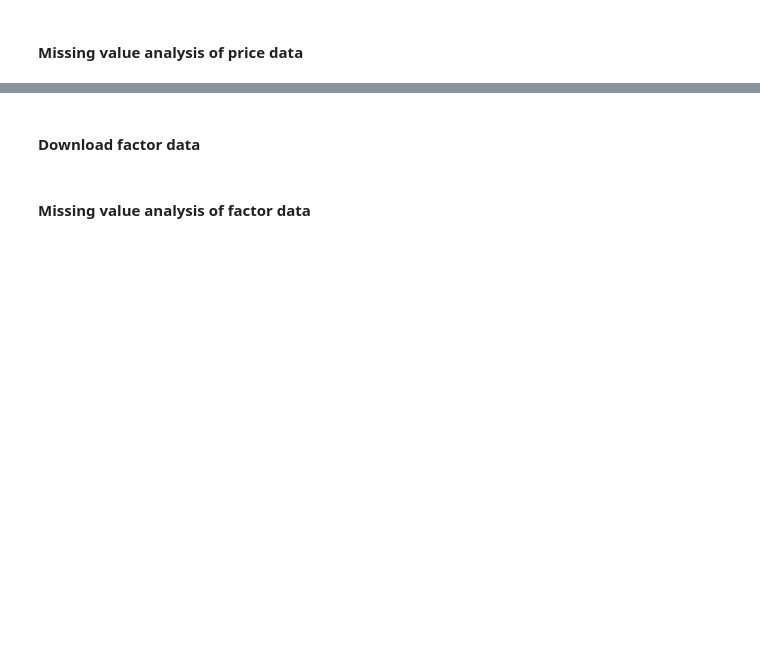
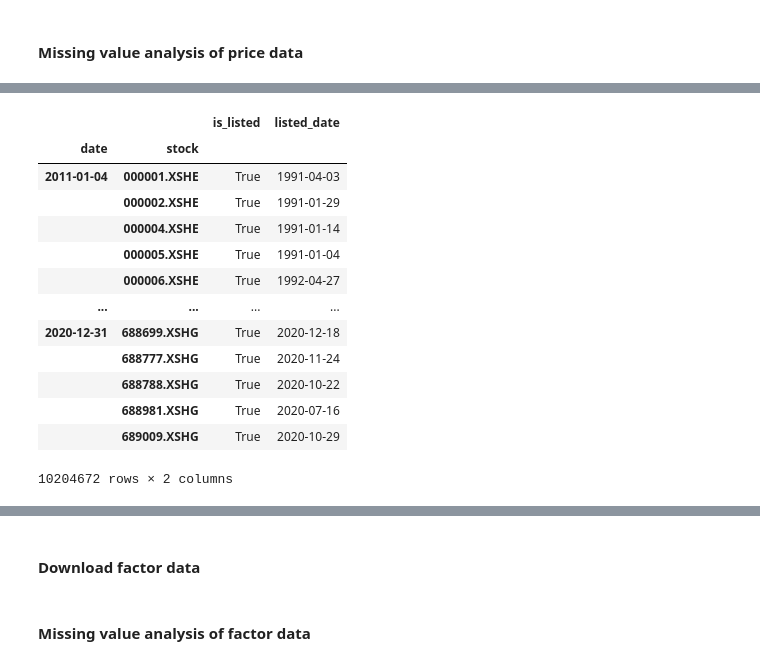
Before and after one commit to etccapital/MultiFactor, a Jupyter notebook: data_download_and_process.ipynb, the cells around one changed output, grey strips where cells are left out. Cells and saved outputs as stored; diff of their text form; code cells hidden in the pictures; blank space fills up the shorter version.

```diff
--- a/data_download_and_process.ipynb
+++ b/data_download_and_process.ipynb
@@ -25,0 +132,2 @@ backtest_price_data
+# %%
+df_is_listed = pd.DataFrame(True, index=backtest_price_data.index, columns=['is_listed'])
@@ -25,0 +154,23 @@ backtest_price_data
+# %%
+df_is_listed = pd.merge(df_is_listed.reset_index(), listed_dates,
+     how = 'left', left_on = 'stock', right_on='stock')
+# %%
+df_is_listed['is_listed'] = df_is_listed['date'] >= df_is_listed['listed_date']
+df_is_listed = df_is_listed.set_index(['date', 'stock']).sort_index()
+# %%
+df_is_listed
+# %% [output]
+|  |  | is_listed | listed_date |
+| date | stock |  |  |
+| 2011-01-04 | 000001.XSHE | True | 1991-04-03 |
+|  | 000002.XSHE | True | 1991-01-29 |
+|  | 000004.XSHE | True | 1991-01-14 |
+|  | 000005.XSHE | True | 1991-01-04 |
+|  | 000006.XSHE | True | 1992-04-27 |
+| ... | ... | ... | ... |
+| 2020-12-31 | 688699.XSHG | True | 2020-12-18 |
+|  | 688777.XSHG | True | 2020-11-24 |
+|  | 688788.XSHG | True | 2020-10-22 |
+|  | 688981.XSHG | True | 2020-07-16 |
+|  | 689009.XSHG | True | 2020-10-29 |
+10204672 rows × 2 columns
```
Also changed, not shown: parts of 36 cells of this notebook, 2 other files.
